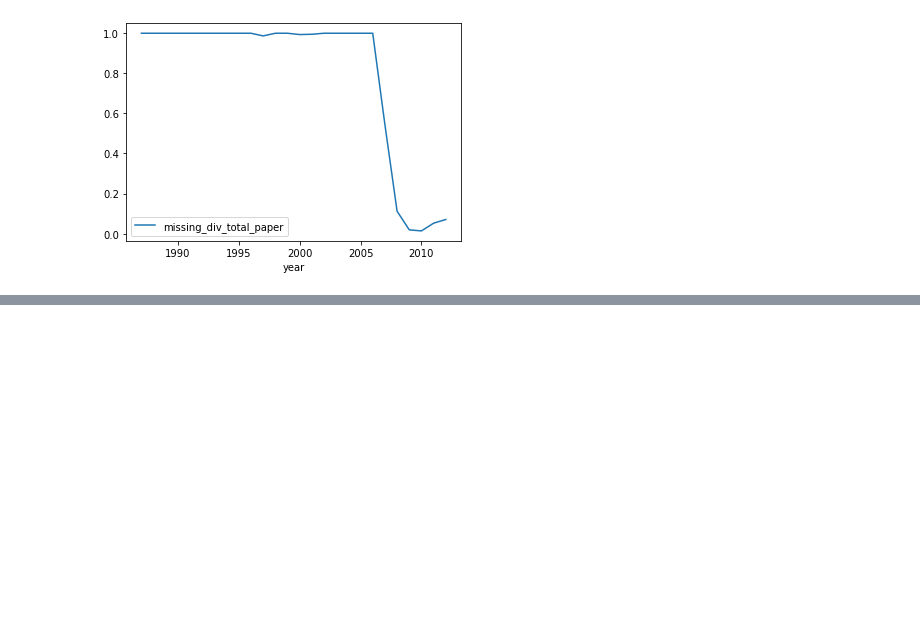
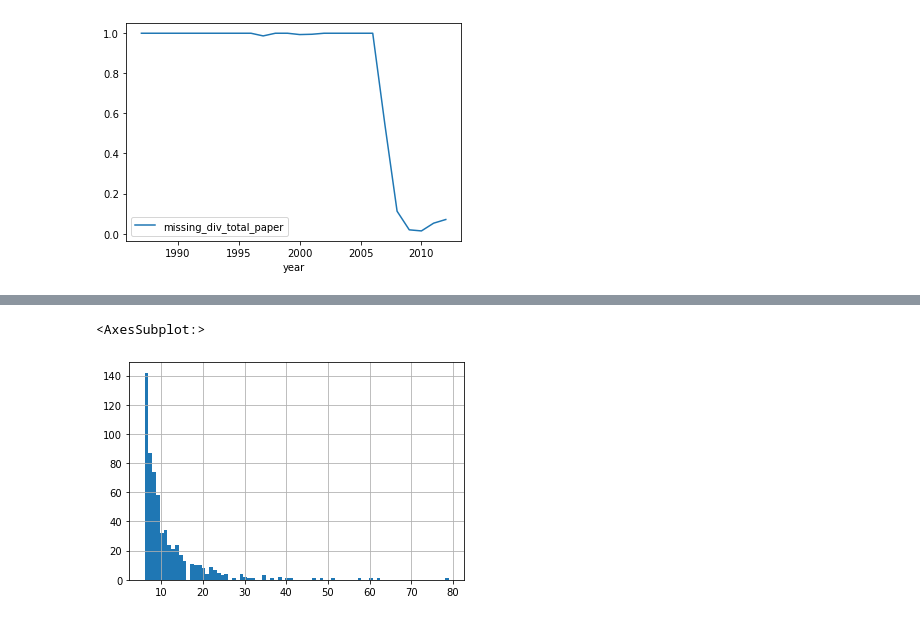
Before and after one commit to wwhite5/Springboard-Capstone-1-NLP, a Jupyter notebook: Notebooks/Data_Wrangling.ipynb, the cells around one changed output, grey strips where cells are left out. Drawn from its saved outputs; the diff is of its cells as text; code cells hidden in the pictures; blank space fills up the shorter version.

```diff
--- a/Notebooks/Data_Wrangling.ipynb
+++ b/Notebooks/Data_Wrangling.ipynb
@@ -92,0 +208,5 @@ abstract_missing_year.plot(x='year', y='missing_div_total_paper')
+# %%
+papers_per_auth.query('count > 5')['count'].hist(bins=80)
+# %% [output]
+<AxesSubplot:>
+[figure, added]
```
Also changed, not shown: parts of 19 cells of this notebook.
